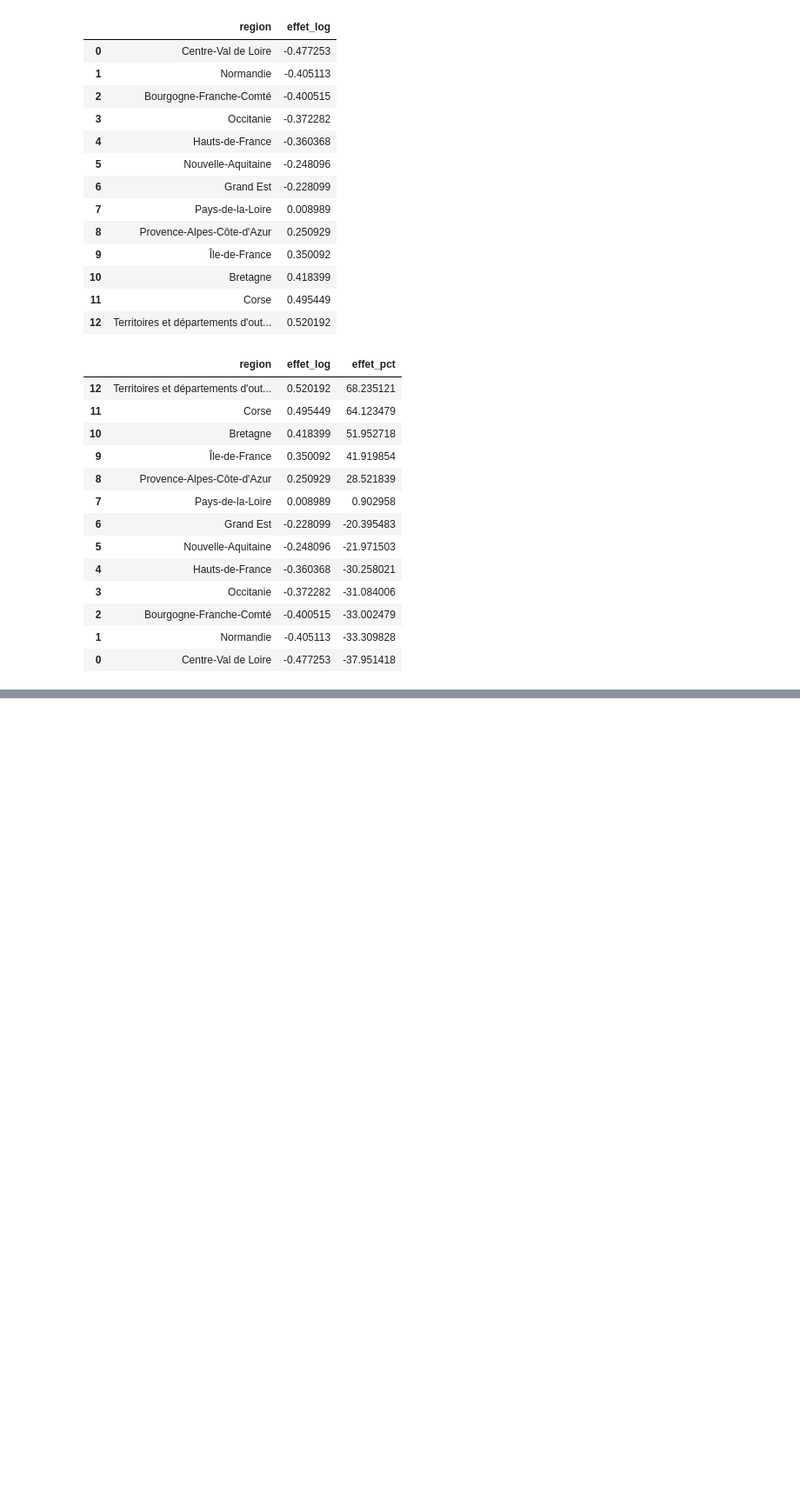
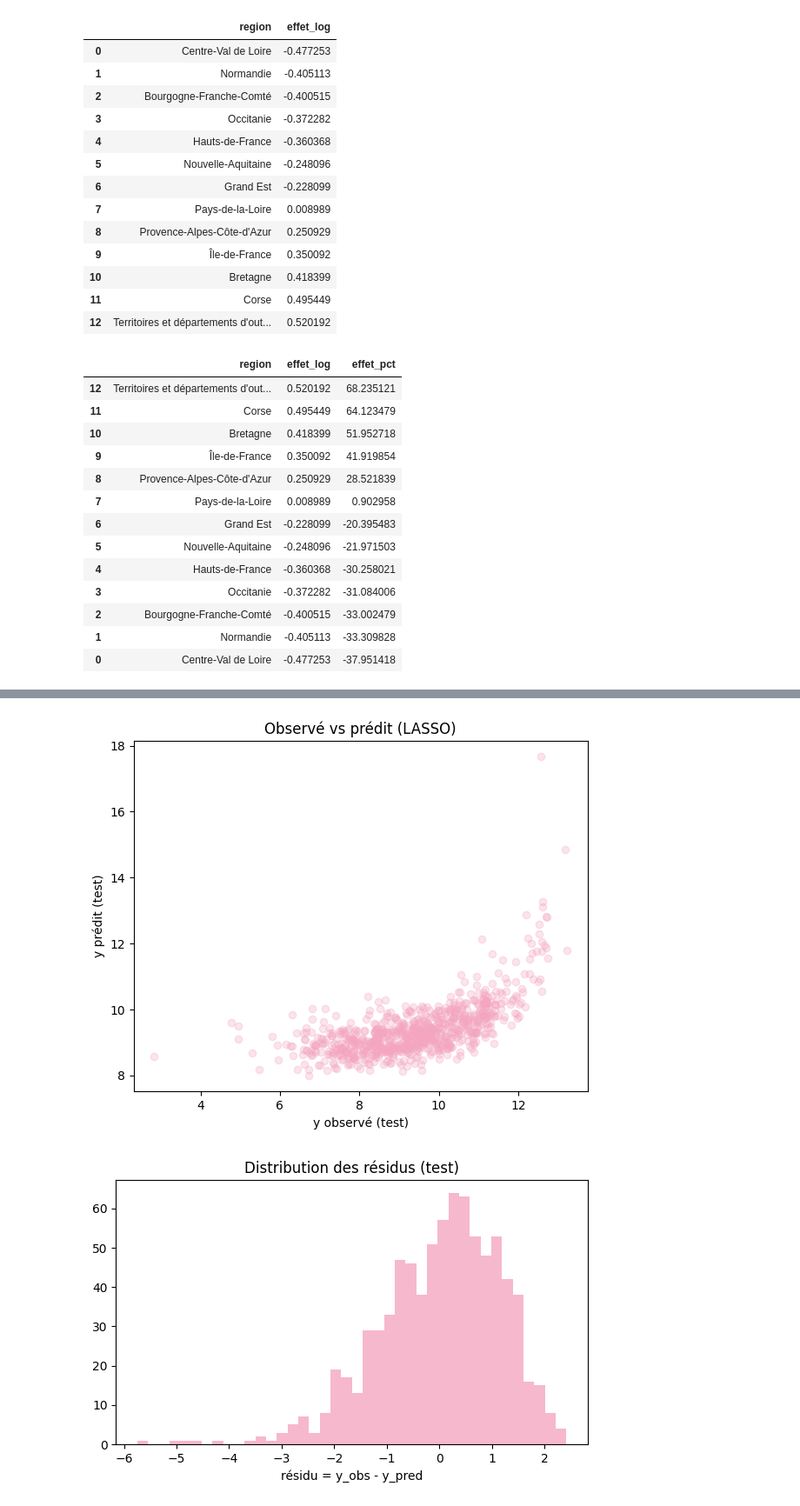
Before and after one commit to emmabezombes/prediction-musee, a Jupyter notebook: notebook/notebook_musees_test_valou.ipynb, the cells around one changed output, grey strips where cells are left out. Shown at 87% size. Drawn from its saved outputs; the diff is of its cells as text; code cells hidden in the pictures; blank space fills up the shorter version.

```diff
--- a/notebook/notebook_musees_test.ipynb
+++ b/notebook/notebook_musees_test_valou.ipynb
@@ -678,0 +827,11 @@ coef_df_sorted
+# %%
+y_pred = lasso_pipe.predict(X_test)
+
+r2 = r2_score(y_test, y_pred)
+rmse = np.sqrt(mean_squared_error(y_test, y_pred))
+mae = mean_absolute_error(y_test, y_pred)
+
+print(f"Alpha optimal (LASSO-CV) : {alpha_opt:.6f}")
+print(f"R² test  : {r2:.3f}")
+print(f"RMSE test: {rmse:.3f}")
+print(f"MAE test : {mae:.3f}")
@@ -678,0 +912,20 @@ coef_df_sorted
+# %%
+resid = y_test - y_pred
+
+plt.figure(figsize=(6, 5))
+plt.scatter(y_test, y_pred, alpha=0.3, color="#f4a6c1")
+plt.xlabel("y observé (test)")
+plt.ylabel("y prédit (test)")
+plt.title("Observé vs prédit (LASSO)")
+plt.tight_layout()
+plt.show()
+
+plt.figure(figsize=(6, 4))
+plt.hist(resid, bins=40, alpha=0.8, color="#f4a6c1")
+plt.title("Distribution des résidus (test)")
+plt.xlabel("résidu = y_obs - y_pred")
+plt.tight_layout()
+plt.show()
+# %% [output]
+[figure, added]
+[figure, added]
```
Also changed, not shown: parts of 22 cells of this notebook.
